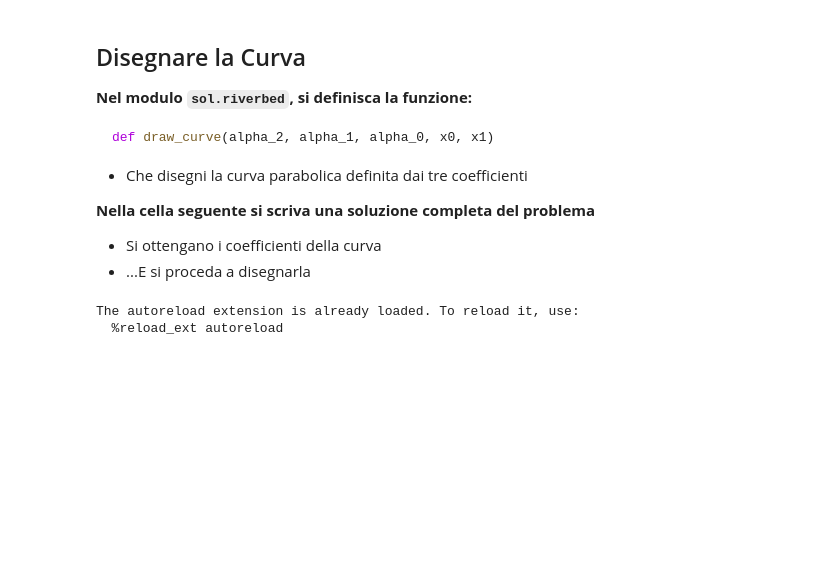
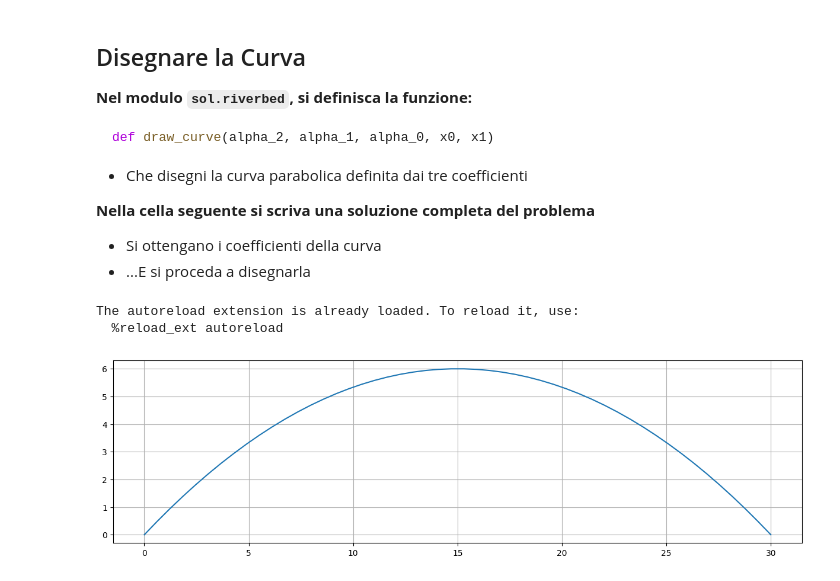
Before and after one commit to fondt-ele-23-24/part-10, a Jupyter notebook: 02. Esercizio - Letto di un Fiume.ipynb, the cells around one changed output. Drawn from its saved outputs; the diff is of its cells as text; code cells hidden in the pictures; blank space fills up the shorter version.

```diff
--- a/02. Esercizio - Letto di un Fiume.ipynb
+++ b/02. Esercizio - Letto di un Fiume.ipynb
@@ -81,0 +103,7 @@ s1 = 120
+# %%
+alpha = riverbed.fit_curve(x0, x1, d0, d1, s1)
+print(alpha)
+alpha2, alpha1, alpha0 = alpha
+print(f'alpha2 = {alpha2}')
+print(f'alpha1 = {alpha1}')
+print(f'alpha0 = {alpha0}')
@@ -107,3 +140,10 @@ s1 = 120
 # %% [output]
 The autoreload extension is already loaded. To reload it, use:
   %reload_ext autoreload
+# %%
+alpha = riverbed.fit_curve(x0, x1, d0, d1, s1)
+alpha2, alpha1, alpha0 = alpha
+
+riverbed.draw_curve(alpha2, alpha1, alpha0, x0, x1)
+# %% [output]
+[figure, added]
```
Also changed, not shown: parts of 3 cells of this notebook, 5 other files.
